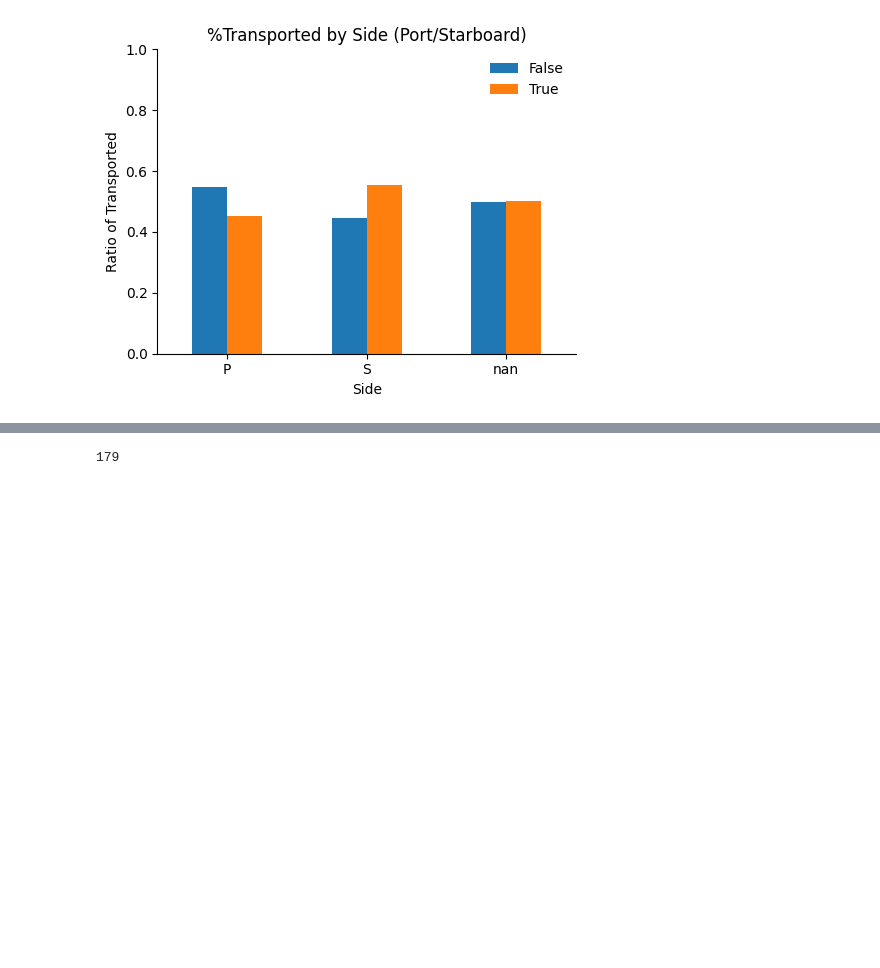
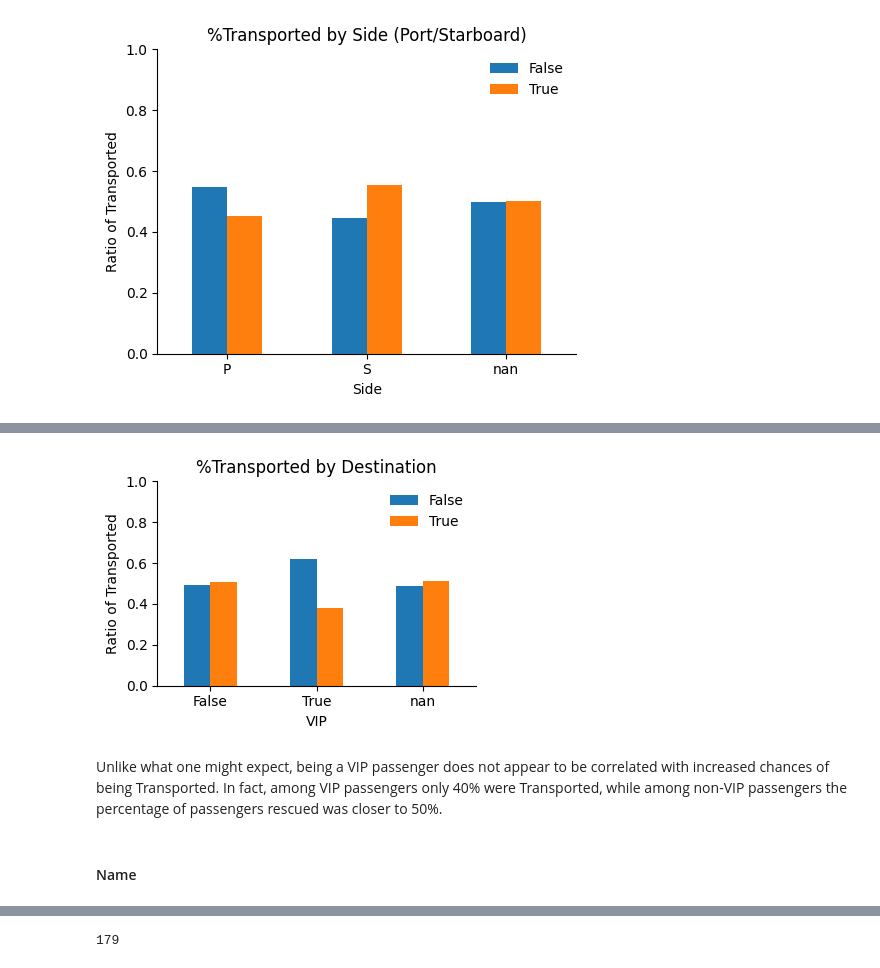
Before and after one commit to AJSDias/space_titanic, a Jupyter notebook: titanic_eda.ipynb, the cells around one changed output, grey strips where cells are left out. Saved outputs shown, nothing was run; the diff lists cells and outputs as text; code cells hidden in the pictures; blank space fills up the shorter version.

```diff
--- a/titanic_eda.ipynb
+++ b/titanic_eda.ipynb
@@ -374,0 +464,16 @@ It seems passengers with cabins on the Starboard-side of the ship are more likel
+# %%
+data.groupby(by=['VIP'],dropna=False).Transported.value_counts(dropna=False, normalize=True).unstack().plot.bar(rot=0, figsize=(4,3))
+plt.title('%Transported by Destination')
+
+plt.ylim(0,1)
+plt.ylabel('Ratio of Transported')
+
+plt.legend(frameon=False)
+sns.despine()
+plt.tight_layout()
+# %% [output]
+[figure, added]
+# %% [markdown]
+Unlike what one might expect, being a VIP passenger does not appear to be correlated with increased chances of being Transported. In fact, among VIP passengers only 40% were Transported, while among non-VIP passengers the percentage of passengers rescued was closer to 50%.
+# %% [markdown]
+#### Name
```
Also changed, not shown: parts of 21 cells of this notebook.
